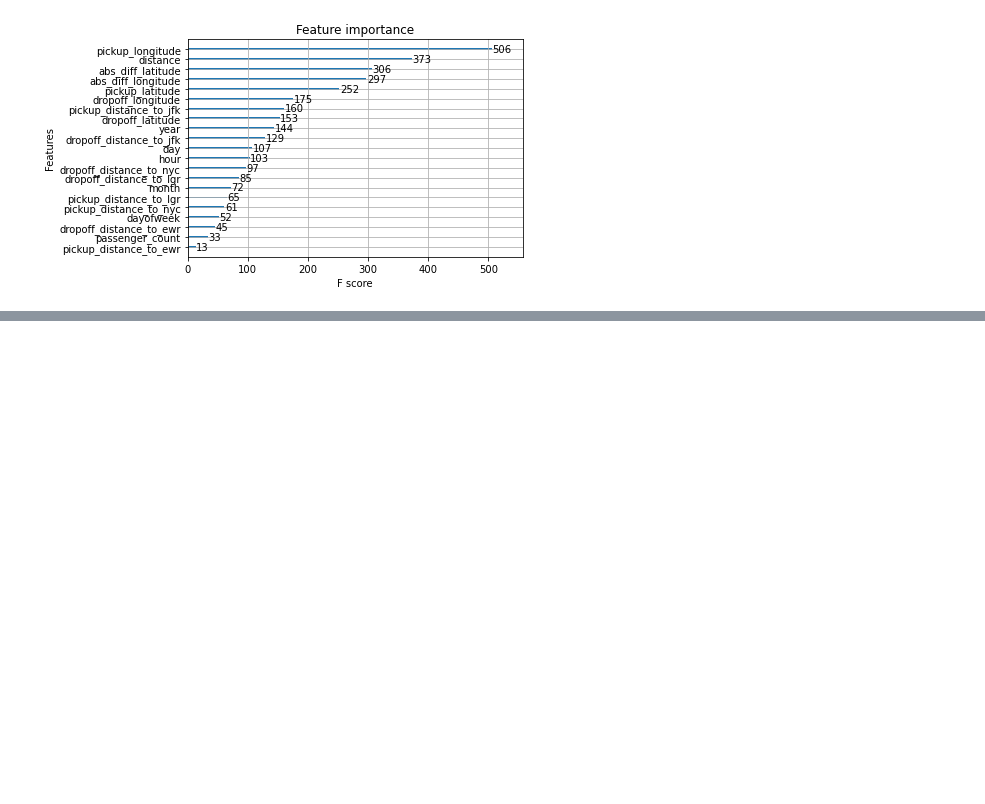
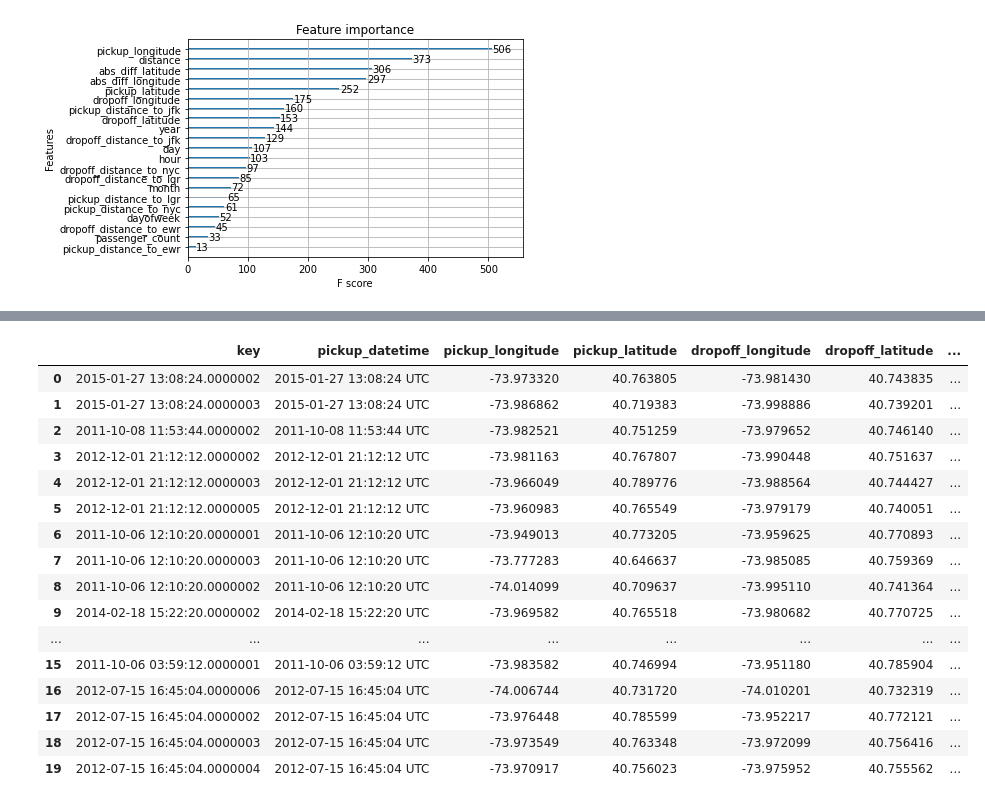
Before and after one commit to hkverma/litendb, a Jupyter notebook: py/notebooks/LitenNYTaxiSQLXGBoost.ipynb, the cells around one changed output, grey strips where cells are left out. Drawn from its saved outputs; the diff is of its cells as text; code cells hidden in the pictures; blank space fills up the shorter version.

Commit message:
NYTaxi ML prediction jupyter notebook

```diff
--- a/py/notebooks/LitenNYTaxiSQLXGBoost.ipynb
+++ b/py/notebooks/LitenNYTaxiSQLXGBoost.ipynb
@@ -219,0 +194,15 @@ dtype: object
+# %%
+nytaxi_test_file = nytaxi_data_dir+'test.csv'
+convert_schema = pa.csv.ConvertOptions(
+    column_types={
+        'key': 'string',
+        'pickup_datetime': 'string',
+        'pickup_longitude': 'float32',
+        'pickup_latitude': 'float32',
+        'dropoff_longitude': 'float32',
+        'dropoff_latitude': 'float32',
+        'passenger_count': 'uint8'
+    }
+)
+test_pa = pa.csv.read_csv(input_file=nytaxi_test_file, convert_options=convert_schema)
+table_name = tc.add_table("nyt_test", test_pa, tc.FactTable)
@@ -219,0 +211,5 @@ dtype: object
+# %%
+test_pa = tc.slice(table_name="nyt_test", offset=0, length=20)
+test_df = test_pa.to_pandas()
+test_df = extract_features(test_df)
+test_df.dtypes
@@ -239,0 +261,23 @@ key,fare_amount
+# %%
+pred_arr = pa.array(y_pred)
+test_pa = test_pa.append_column('predicted_fare_amount', pred_arr)
+# %%
+test_pa.to_pandas()
+# %% [output]
+|  | key | pickup_datetime | pickup_longitude | pickup_latitude | dropoff_longitude | dropoff_latitude | ... |
+| 0 | 2015-01-27 13:08:24.0000002 | 2015-01-27 13:08:24 UTC | -73.973320 | 40.763805 | -73.981430 | 40.743835 | ... |
+| 1 | 2015-01-27 13:08:24.0000003 | 2015-01-27 13:08:24 UTC | -73.986862 | 40.719383 | -73.998886 | 40.739201 | ... |
+| 2 | 2011-10-08 11:53:44.0000002 | 2011-10-08 11:53:44 UTC | -73.982521 | 40.751259 | -73.979652 | 40.746140 | ... |
+| 3 | 2012-12-01 21:12:12.0000002 | 2012-12-01 21:12:12 UTC | -73.981163 | 40.767807 | -73.990448 | 40.751637 | ... |
+| 4 | 2012-12-01 21:12:12.0000003 | 2012-12-01 21:12:12 UTC | -73.966049 | 40.789776 | -73.988564 | 40.744427 | ... |
+| 5 | 2012-12-01 21:12:12.0000005 | 2012-12-01 21:12:12 UTC | -73.960983 | 40.765549 | -73.979179 | 40.740051 | ... |
+| 6 | 2011-10-06 12:10:20.0000001 | 2011-10-06 12:10:20 UTC | -73.949013 | 40.773205 | -73.959625 | 40.770893 | ... |
+| 7 | 2011-10-06 12:10:20.0000003 | 2011-10-06 12:10:20 UTC | -73.777283 | 40.646637 | -73.985085 | 40.759369 | ... |
+| 8 | 2011-10-06 12:10:20.0000002 | 2011-10-06 12:10:20 UTC | -74.014099 | 40.709637 | -73.995110 | 40.741364 | ... |
+| 9 | 2014-02-18 15:22:20.0000002 | 2014-02-18 15:22:20 UTC | -73.969582 | 40.765518 | -73.980682 | 40.770725 | ... |
+| ... | ... | ... | ... | ... | ... | ... | ... |
+| 15 | 2011-10-06 03:59:12.0000001 | 2011-10-06 03:59:12 UTC | -73.983582 | 40.746994 | -73.951180 | 40.785904 | ... |
+| 16 | 2012-07-15 16:45:04.0000006 | 2012-07-15 16:45:04 UTC | -74.006744 | 40.731720 | -74.010201 | 40.732319 | ... |
+| 17 | 2012-07-15 16:45:04.0000002 | 2012-07-15 16:45:04 UTC | -73.976448 | 40.785599 | -73.952217 | 40.772121 | ... |
+| 18 | 2012-07-15 16:45:04.0000003 | 2012-07-15 16:45:04 UTC | -73.973549 | 40.763348 | -73.972099 | 40.756416 | ... |
+| 19 | 2012-07-15 16:45:04.0000004 | 2012-07-15 16:45:04 UTC | -73.970917 | 40.756023 | -73.975952 | 40.755562 | ... |
```
Also changed, not shown: parts of 18 cells of this notebook.
